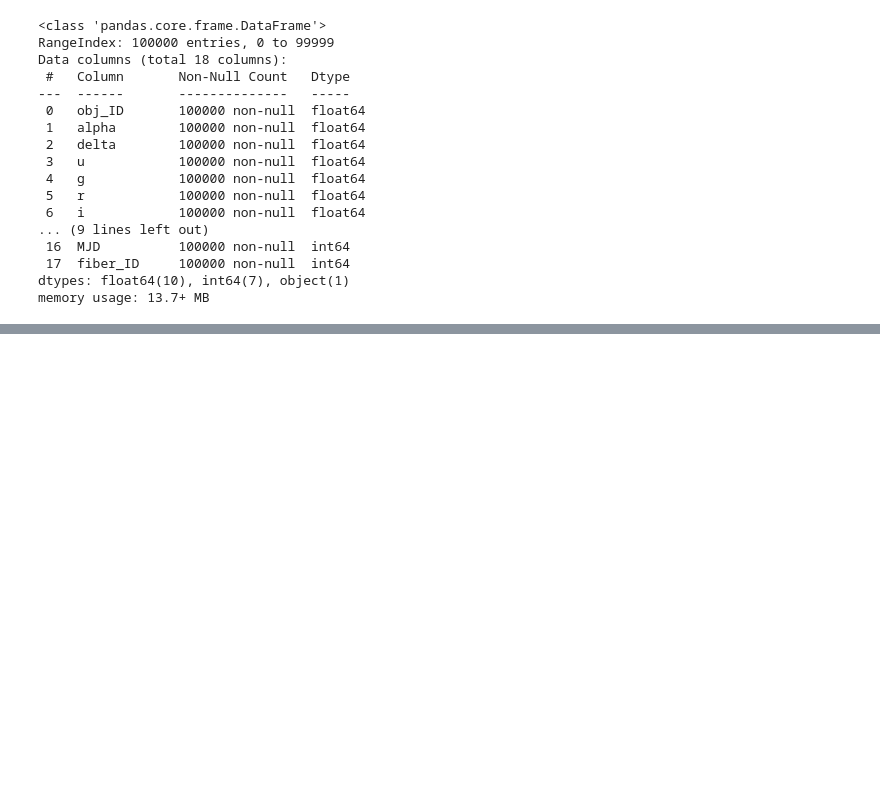
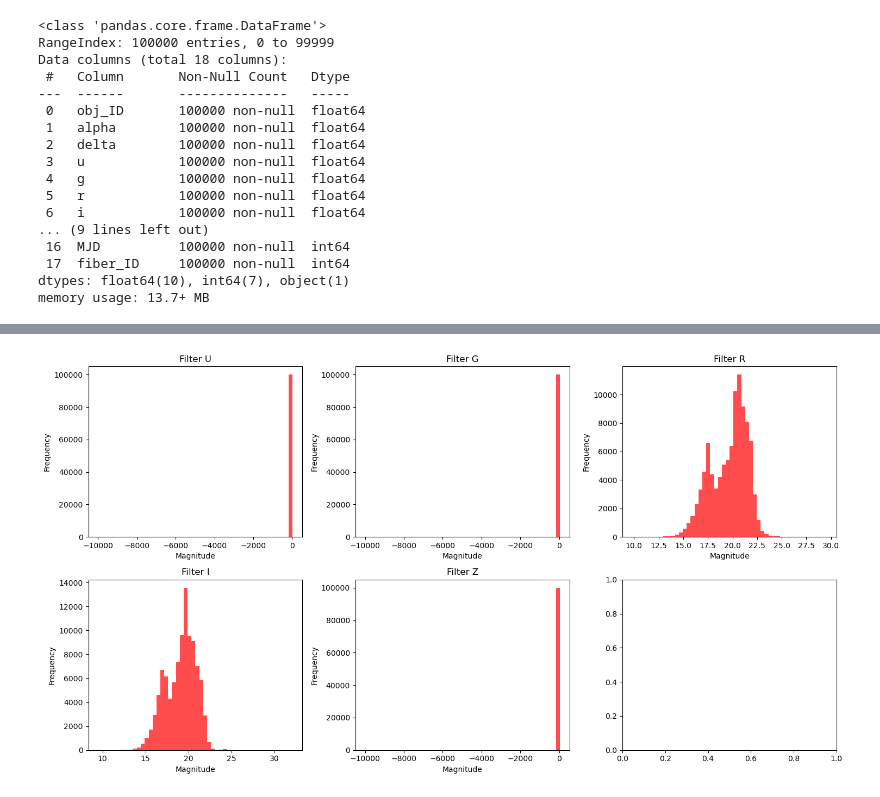
Before and after one commit to l-velazquez/Final_ML_project, a Jupyter notebook: Astro_ML.ipynb, the cells around one changed output, grey strips where cells are left out. Saved outputs shown, nothing was run; the diff lists cells and outputs as text; code cells hidden in the pictures; blank space fills up the shorter version.

```diff
--- a/Astro_ML.ipynb
+++ b/Astro_ML.ipynb
@@ -78,3 +78,21 @@ df.describe()
 | 50% | 1.237663e+18 | 180.900700 | 23.645922 | 22.179135 | 21.099835 | 20.125290 | 19.405145 | 19.004595 | 4188.000000 | 301.0 | 4.000000 | ... |
 | 75% | 1.237668e+18 | 233.895005 | 39.901550 | 23.687440 | 22.123767 | 21.044785 | 20.396495 | 19.921120 | 5326.000000 | 301.0 | 5.000000 | ... |
 | max | 1.237681e+18 | 359.999810 | 83.000519 | 32.781390 | 31.602240 | 29.571860 | 32.141470 | 29.383740 | 8162.000000 | 301.0 | 6.000000 | ... |
+# %%
+fig, axs = plt.subplots(2, 3, figsize=(15, 8))
+
+# List of photometric filters
+filters = ['u', 'g', 'r', 'i', 'z']
+
+for i, f in enumerate(filters):
+    ax = axs[i//3, i%3] if i < 5 else axs.flatten()[i]  # Adjust for the number of subplots
+    ax.hist(df[f], bins=50, color='red', alpha=0.7)
+    ax.set_title(f'Filter {f.upper()}')
+    ax.set_xlabel('Magnitude')
+    ax.set_ylabel('Frequency')
+
+# Adjust layout to prevent overlap
+plt.tight_layout()
+plt.show()
+# %% [output]
+[figure, added]
```
Also changed, not shown: parts of 2 cells of this notebook.
